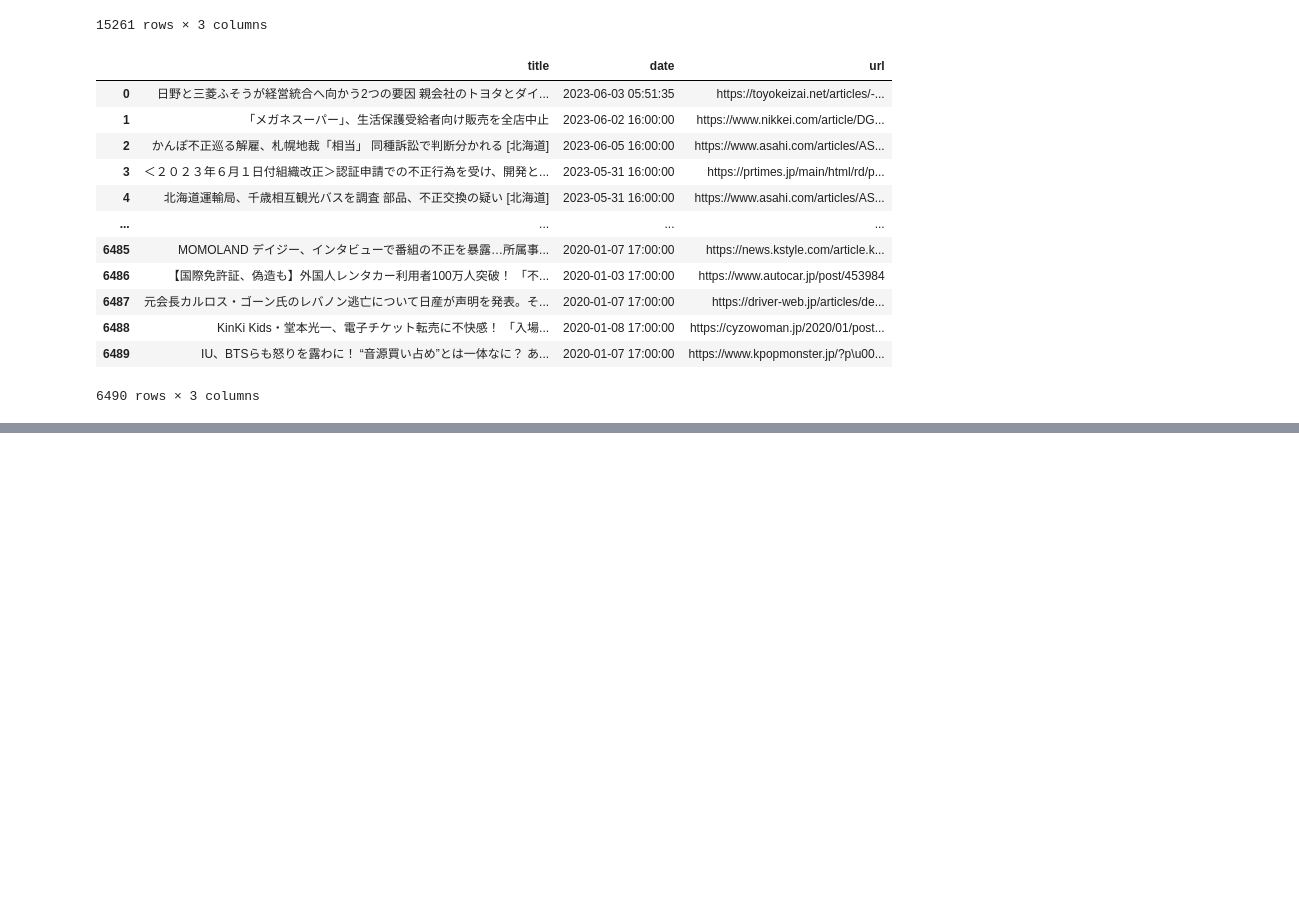
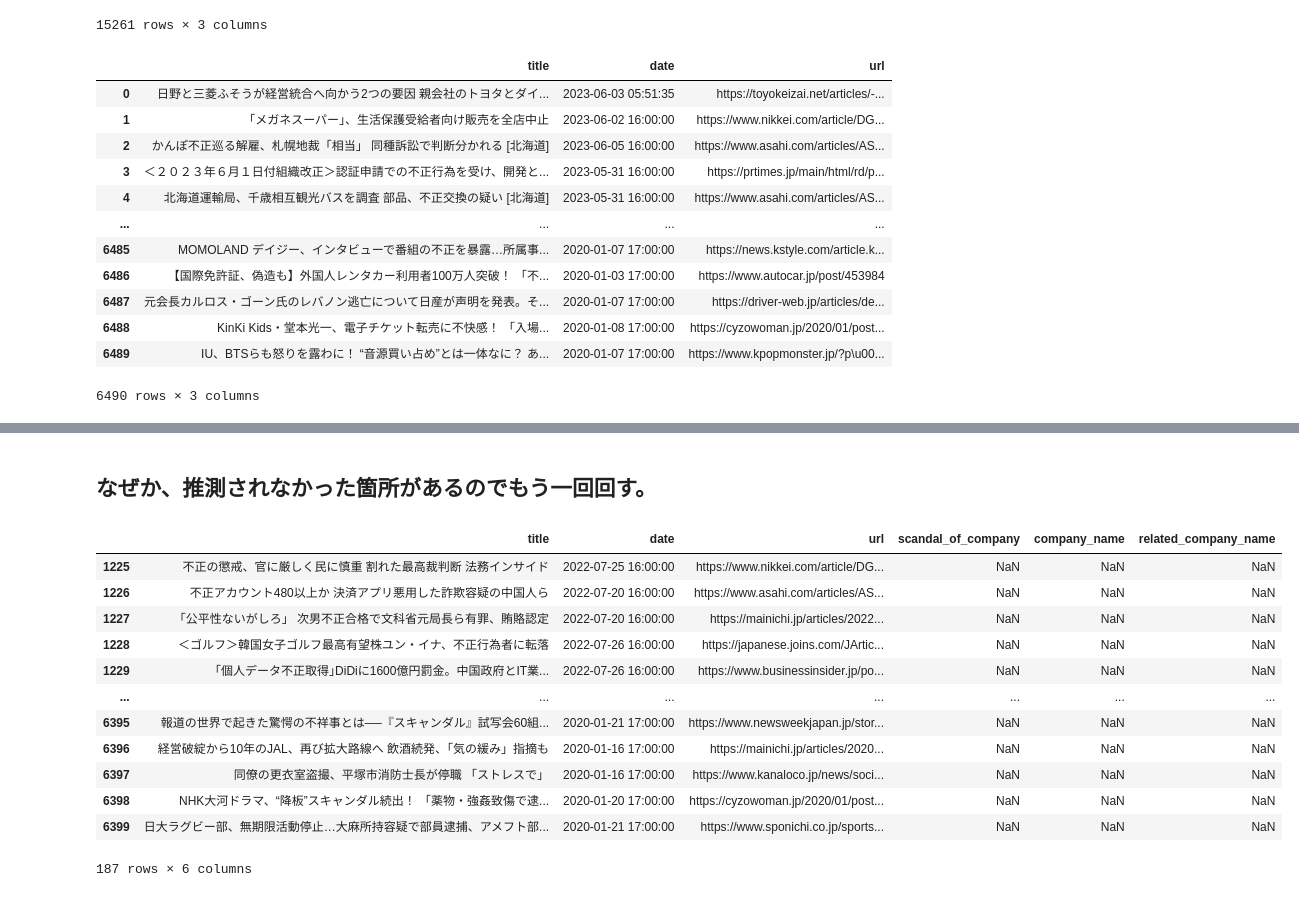
Before and after one commit to yoji0806/Corporate-Scandal, a Jupyter notebook: tmp_openai.ipynb, the cells around one changed output, grey strips where cells are left out. Saved outputs shown, nothing was run; the diff lists cells and outputs as text; code cells hidden in the pictures; blank space fills up the shorter version.

````diff
--- a/tmp_openai.ipynb
+++ b/tmp_openai.ipynb
@@ -42,7 +42,9 @@ scandal_df
 | 15260 | IU、BTSらも怒りを露わに！ “音源買い占め”とは一体なに？ あ... | 2020-01-07 17:00:00 | https://www.kpopmonster.jp/?p\u00... |
 15261 rows × 3 columns
 # %%
-scandal_df = scandal_df[~scandal_df["title"].isin(done_df["title"])]
+# 不必要なデータを除く
+scandal_df = scandal_df.drop_duplicates()    # df内で重複しているデータ
+scandal_df = scandal_df[~scandal_df["title"].isin(done_df["title"])]    # done.csvにあるデータ
 scandal_df = scandal_df.reset_index(drop=True)
 scandal_df
 # %% [output]
@@ -87,39 +89,11 @@ try:
             scandal_df.loc[row_index, 'company_name'] = item.n
             scandal_df.loc[row_index, 'related_company_name'] = item.nn
 
-
-
-        # result_str = utils.call_openai_basic(instruction, prompt=str(batch_ls), model="gpt-4o")
-        # result_str = result_str.content
-
-        # chatGPTの表記揺れの修正
-        # if result_str.startswith("```json"):
-        #     result_str = result_str[7:-3]
-
-        # if result_str.startswith("\n"):
-        #     result_str = result_str[1:]
-
-        # if result_str.startswith("\n"):
-        #     result_str = result_str[1:]
-
-        # if result_str.endswith("\n`"):
-        #     result_str = result_str[:-2]
-
-        #result_json = json.loads(result_str)
-
-        # for item in result_json:
-        #     row_index = int(item['no'])
-        #     scandal_df.loc[row_index, 'scandal_of_company'] = item['s_c']
-        #     scandal_df.loc[row_index, 'company_name'] = item['n']
-        #     scandal_df.loc[row_index, 'related_company_name'] = item['nn']
-
         rap = time.time()
         elapsed_time = rap - start_time
         print(f"{i} 回目のバッチ終了！：{elapsed_time:.2f} s")
 
         start_time = time.time()
-
-        1 + "a"
 
 
 except Exception as e:
@@ -144,0 +132,20 @@ Processing time: 0.04 seconds
+# %% [markdown]
+## なぜか、推測されなかった箇所があるのでもう一回回す。
+# %%
+rest_scandal_df = scandal_df[scandal_df["scandal_of_company"].isna()]
+done_scandal_df = scandal_df[~scandal_df["scandal_of_company"].isna()]
+rest_scandal_df
+# %% [output]
+|  | title | date | url | scandal_of_company | company_name | related_company_name |
+| 1225 | 不正の懲戒、官に厳しく民に慎重 割れた最高裁判断 法務インサイド | 2022-07-25 16:00:00 | https://www.nikkei.com/article/DG... | NaN | NaN | NaN |
+| 1226 | 不正アカウント480以上か 決済アプリ悪用した詐欺容疑の中国人ら | 2022-07-20 16:00:00 | https://www.asahi.com/articles/AS... | NaN | NaN | NaN |
+| 1227 | 「公平性ないがしろ」 次男不正合格で文科省元局長ら有罪、賄賂認定 | 2022-07-20 16:00:00 | https://mainichi.jp/articles/2022... | NaN | NaN | NaN |
+| 1228 | ＜ゴルフ＞韓国女子ゴルフ最高有望株ユン・イナ、不正行為者に転落 | 2022-07-26 16:00:00 | https://japanese.joins.com/JArtic... | NaN | NaN | NaN |
+| 1229 | ｢個人データ不正取得｣DiDiに1600億円罰金。中国政府とIT業... | 2022-07-26 16:00:00 | https://www.businessinsider.jp/po... | NaN | NaN | NaN |
+| ... | ... | ... | ... | ... | ... | ... |
+| 6395 | 報道の世界で起きた驚愕の不祥事とは──『スキャンダル』試写会60組... | 2020-01-21 17:00:00 | https://www.newsweekjapan.jp/stor... | NaN | NaN | NaN |
+| 6396 | 経営破綻から10年のJAL、再び拡大路線へ 飲酒続発、「気の緩み」指摘も | 2020-01-16 17:00:00 | https://mainichi.jp/articles/2020... | NaN | NaN | NaN |
+| 6397 | 同僚の更衣室盗撮、平塚市消防士長が停職 「ストレスで」 | 2020-01-16 17:00:00 | https://www.kanaloco.jp/news/soci... | NaN | NaN | NaN |
+| 6398 | NHK大河ドラマ、“降板”スキャンダル続出！ 「薬物・強姦致傷で逮... | 2020-01-20 17:00:00 | https://cyzowoman.jp/2020/01/post... | NaN | NaN | NaN |
+| 6399 | 日大ラグビー部、無期限活動停止…大麻所持容疑で部員逮捕、アメフト部... | 2020-01-21 17:00:00 | https://www.sponichi.co.jp/sports... | NaN | NaN | NaN |
+187 rows × 6 columns
````
Also changed, not shown: parts of 8 cells of this notebook, 10 other files.
